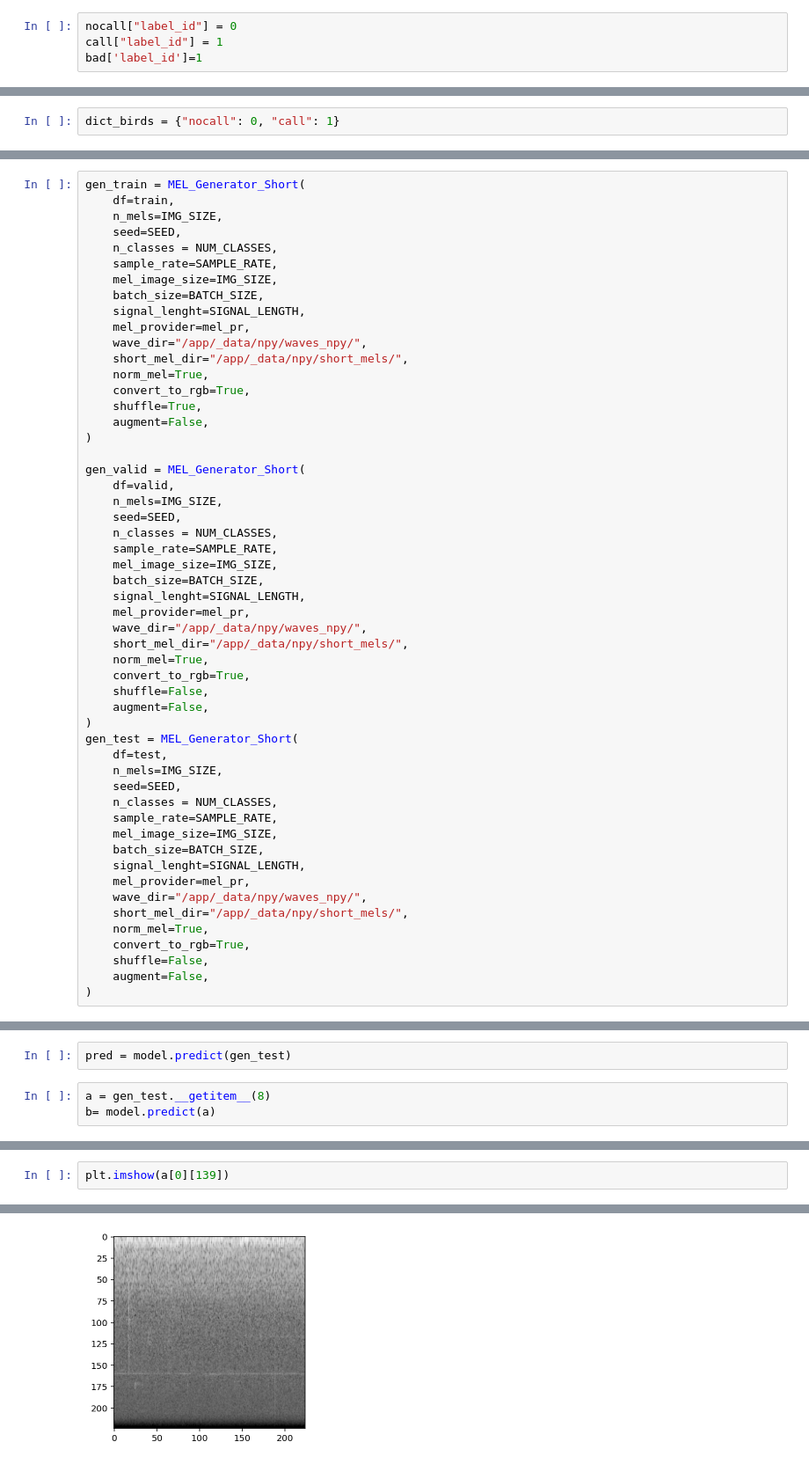
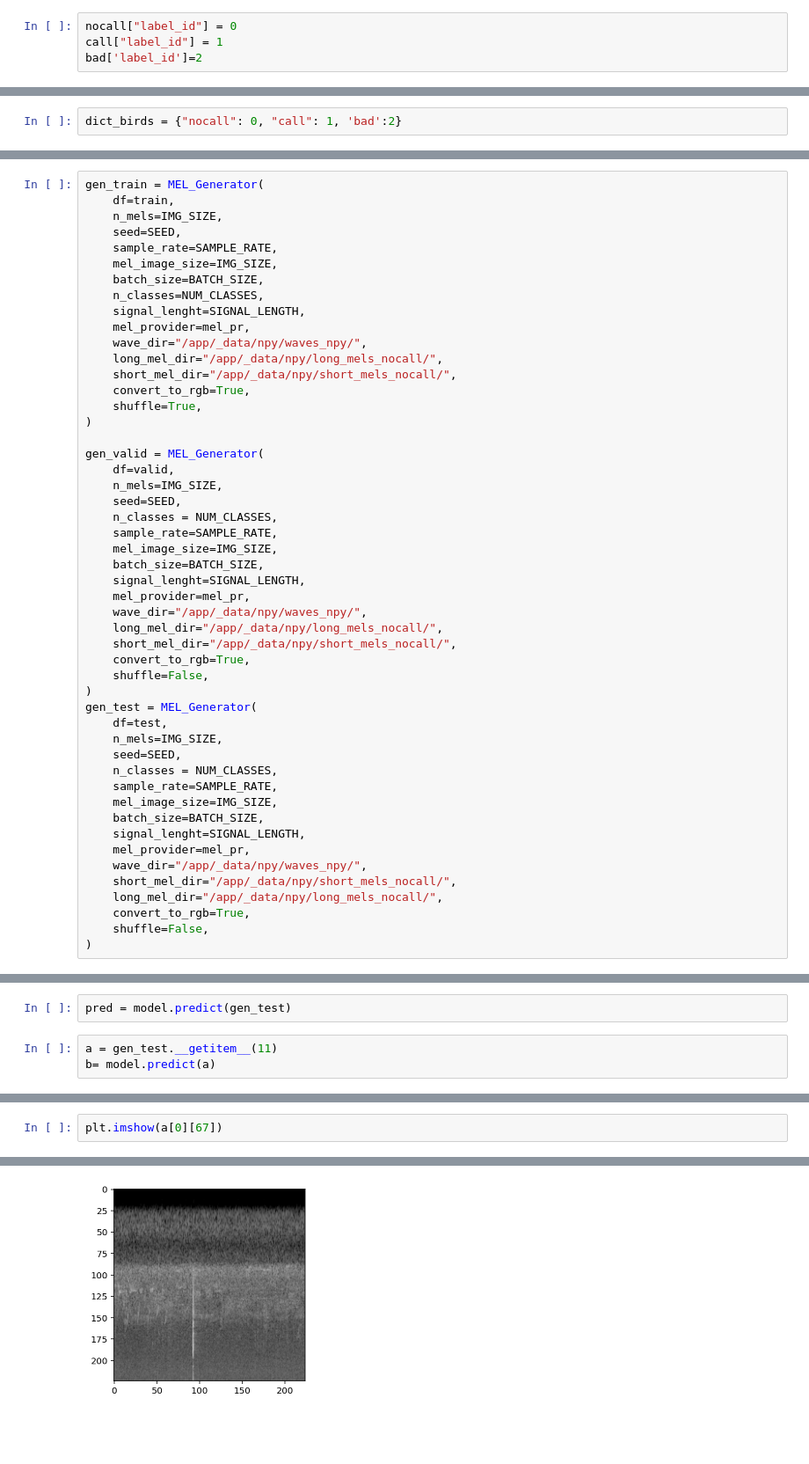
Before and after one commit to ntatanko/Birds_kaggle_2021, a Jupyter notebook: sandbox/nocall/model_for predict_nocall_2.ipynb, the cells around one changed output, grey strips where cells are left out. Shown at 88% size. Drawn from its saved outputs; the diff is of its cells as text; blank space fills up the shorter version.

```diff
--- a/sandbox/nocall/model_for predict_nocall_2.ipynb
+++ b/sandbox/nocall/model_for predict_nocall_2.ipynb
@@ -62,4 +65,4 @@ bad = pd.read_csv("/app/_data/labels_nocall/bad_parts.csv")
 # %%
 nocall["label_id"] = 0
 call["label_id"] = 1
-bad['label_id']=1
+bad['label_id']=2
@@ -72,7 +91,7 @@ df[df["end_sec"] > df["duration"]]
 # %% [output]
 |  | filename | row_id | start_sec | end_sec | birds | file_path | duration | label_id |
 # %%
-dict_birds = {"nocall": 0, "call": 1}
+dict_birds = {"nocall": 0, "call": 1, 'bad':2}
 # %%
 df["label_id"].value_counts()
 # %% [output]
@@ -200,23 +225,22 @@ NUM_CLASSES
 # %%
-gen_train = MEL_Generator_Short(
+gen_train = MEL_Generator(
     df=train,
     n_mels=IMG_SIZE,
     seed=SEED,
-    n_classes = NUM_CLASSES,
     sample_rate=SAMPLE_RATE,
     mel_image_size=IMG_SIZE,
     batch_size=BATCH_SIZE,
+    n_classes=NUM_CLASSES,
     signal_lenght=SIGNAL_LENGTH,
     mel_provider=mel_pr,
     wave_dir="/app/_data/npy/waves_npy/",
-    short_mel_dir="/app/_data/npy/short_mels/",
-    norm_mel=True,
+    long_mel_dir="/app/_data/npy/long_mels_nocall/",
+    short_mel_dir="/app/_data/npy/short_mels_nocall/",
     convert_to_rgb=True,
     shuffle=True,
-    augment=False,
 )
 
-gen_valid = MEL_Generator_Short(
+gen_valid = MEL_Generator(
     df=valid,
     n_mels=IMG_SIZE,
     seed=SEED,
@@ -227,13 +251,12 @@ gen_valid = MEL_Generator_Short(
     signal_lenght=SIGNAL_LENGTH,
     mel_provider=mel_pr,
     wave_dir="/app/_data/npy/waves_npy/",
-    short_mel_dir="/app/_data/npy/short_mels/",
-    norm_mel=True,
+    long_mel_dir="/app/_data/npy/long_mels_nocall/",
+    short_mel_dir="/app/_data/npy/short_mels_nocall/",
     convert_to_rgb=True,
     shuffle=False,
-    augment=False,
 )
-gen_test = MEL_Generator_Short(
+gen_test = MEL_Generator(
     df=test,
     n_mels=IMG_SIZE,
     seed=SEED,
@@ -244,9 +267,8 @@ gen_test = MEL_Generator_Short(
     signal_lenght=SIGNAL_LENGTH,
     mel_provider=mel_pr,
     wave_dir="/app/_data/npy/waves_npy/",
-    short_mel_dir="/app/_data/npy/short_mels/",
-    norm_mel=True,
+    short_mel_dir="/app/_data/npy/short_mels_nocall/",
+    long_mel_dir="/app/_data/npy/long_mels_nocall/",
     convert_to_rgb=True,
     shuffle=False,
-    augment=False,
 )
@@ -302,7 +319,7 @@ model.evaluate(gen_test)
 # %%
 pred = model.predict(gen_test)
 # %%
-a = gen_test.__getitem__(8)
+a = gen_test.__getitem__(11)
 b= model.predict(a)
 # %%
 for i in range(410):
@@ -313,5 +330,5 @@ for i in range(410):
 # %%
-plt.imshow(a[0][139])
+plt.imshow(a[0][67])
 # %% [output]
 <matplotlib.image.AxesImage at 0x...>
-[figure, old version]
+[figure, new version]
```
Also changed, not shown: parts of 19 cells of this notebook, 37 other files.
